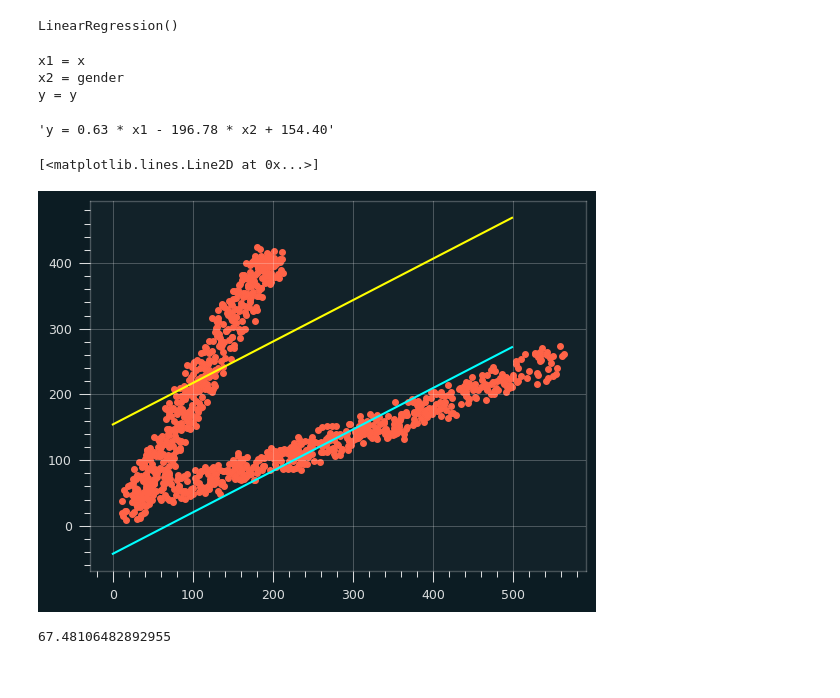
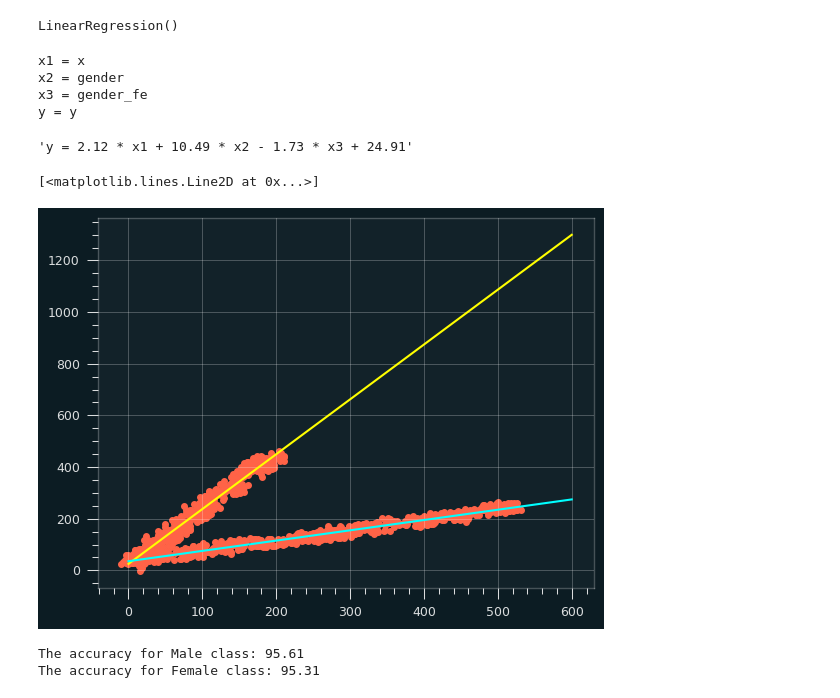
Before and after one commit to RohitMugalya/Learner-s-Garden, a Jupyter notebook: practice notebooks/simons paradox.ipynb, the cells around one changed output. Saved outputs shown, nothing was run; the diff lists cells and outputs as text; code cells hidden in the pictures.

```diff
--- a/practice notebooks/simons paradox.ipynb
+++ b/practice notebooks/simons paradox.ipynb
@@ -126,2 +126,4 @@ sns.lmplot(data=df, x='x', y='y',
 # %%
-df['encoded_gender'] = df['gender'].replace( {'male': 0, 'female': 1} )
+male, female = 0, 1
+df.loc[:, 'encoded_gender'] = df['gender'].replace( {'male': male, 'female': female} )
+df.loc[:, 'gender_fe'] = df['encoded_gender'] * df['x']
@@ -131,30 +130,46 @@ y = df['y']
 # %%
+features = ['x', 'encoded_gender', 'gender_fe']
+target = 'y'
+
+X, y = df[features], df[target]
+
 model = LinearRegression()
 model.fit(X, y)
 # %% [output]
 LinearRegression()
 # %%
-model_equation(model, ['x', 'gender'], 'y')
+model_equation(model, ['x', 'gender', 'gender_fe'], 'y')
 # %% [output]
 x1 = x
 x2 = gender
+x3 = gender_fe
 y = y
-'y = 0.63 * x1 - 196.78 * x2 + 154.40'
+'y = 2.12 * x1 + 10.49 * x2 - 1.73 * x3 + 24.91'
 # %%
-x = np.arange(0, 500)
+w, b = model.coef_, model.intercept_
+x = np.arange(0, 601)
+male_x = np.zeros_like(x)
+female_x = np.ones_like(x)
 
-male_equation = 0.63 * x + 154.4
-female_equation = 0.63 * x - 196.78 + 154.4
+male_equation = np.array( list(zip(x, male_x, male_x * x)) ) @ w + b
+female_equation = np.array( list(zip(x, female_x, female_x * x)) ) @ w + b
+
 
 plt.scatter(df['x'], df['y'], color="tomato")
 plt.plot(x, male_equation, color="yellow")
 plt.plot(x, female_equation, color="cyan")
 # %% [output]
 [<matplotlib.lines.Line2D at 0x...>]
-[figure, old version]
+[figure, new version]
 # %%
-female_ds = df[df['encoded_gender'] == 1]
+male_ds = df[df['encoded_gender'] == male]
+female_ds = df[df['encoded_gender'] == female]
 
-r2_score(female_ds['y'], model.predict(female_ds[['x', 'encoded_gender']])) * 100
+male_acc = r2_score(male_ds['y'], model.predict(male_ds[features]))
+female_acc = r2_score(female_ds['y'], model.predict(female_ds[features]))
+
+print(f"The accuracy for Male class: {male_acc * 100:.2f}")
+print(f"The accuracy for Female class: {female_acc * 100:.2f}")
 # %% [output]
-67.48106482892955
+The accuracy for Male class: 95.61
+The accuracy for Female class: 95.31
```
Also changed, not shown: parts of 5 cells of this notebook.
